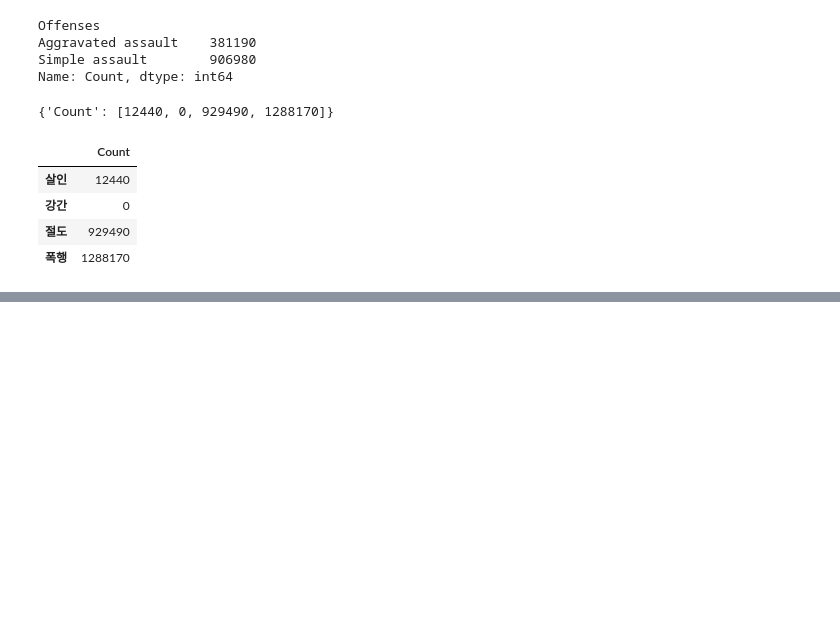
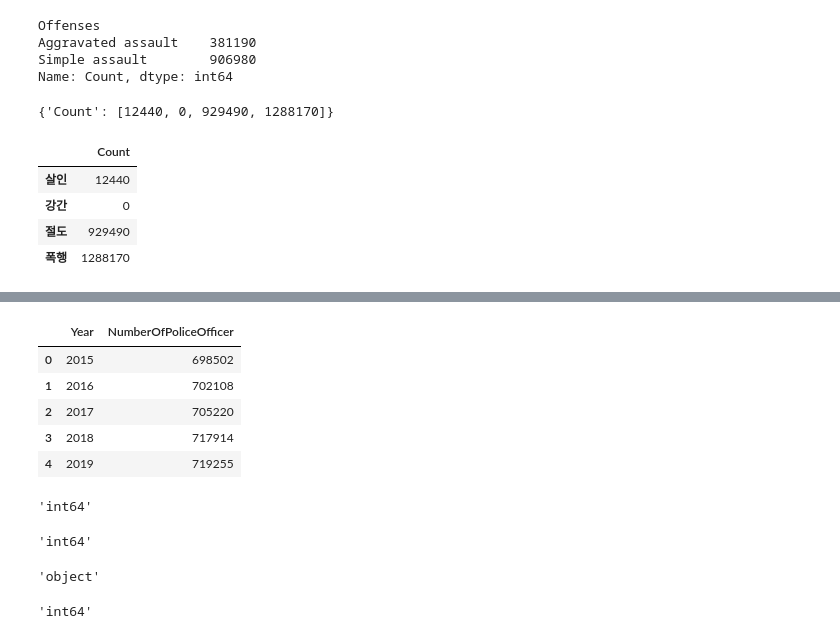
Before and after one commit to nickMingi/CrimeRateByCountry2024, a Jupyter notebook: CrimeCountPreProcessing.ipynb, the cells around one changed output, grey strips where cells are left out. Drawn from its saved outputs; the diff is of its cells as text; code cells hidden in the pictures; blank space fills up the shorter version.

```diff
--- a/CrimeCountPreProcessing.ipynb
+++ b/CrimeCountPreProcessing.ipynb
@@ -138,3 +138,7 @@ final_df
 | 강간 | 0 |
 | 절도 | 929490 |
 | 폭행 | 1288170 |
+# %%
+PoliceCountData = pd.read_csv(f"./crimeIndex/NumberOfPoliceOfficer_US.csv", encoding = "cp949")
+
+PoliceCountData.info()
@@ -140,0 +192,9 @@ final_df
+# %%
+PoliceCountData.head()
+# %% [output]
+|  | Year | NumberOfPoliceOfficer |
+| 0 | 2015 | 698502 |
+| 1 | 2016 | 702108 |
+| 2 | 2017 | 705220 |
+| 3 | 2018 | 717914 |
+| 4 | 2019 | 719255 |
@@ -140,0 +204,16 @@ final_df
+# %%
+str(revisedPopulationData.index.dtype)
+# %% [output]
+'int64'
+# %%
+str(PoliceCountData.index.dtype)
+# %% [output]
+'int64'
+# %%
+str(revisedPopulationData["Population"].dtype)
+# %% [output]
+'object'
+# %%
+str(PoliceCountData["NumberOfPoliceOfficer"].dtype)
+# %% [output]
+'int64'
```
Also changed, not shown: parts of 20 cells of this notebook.
